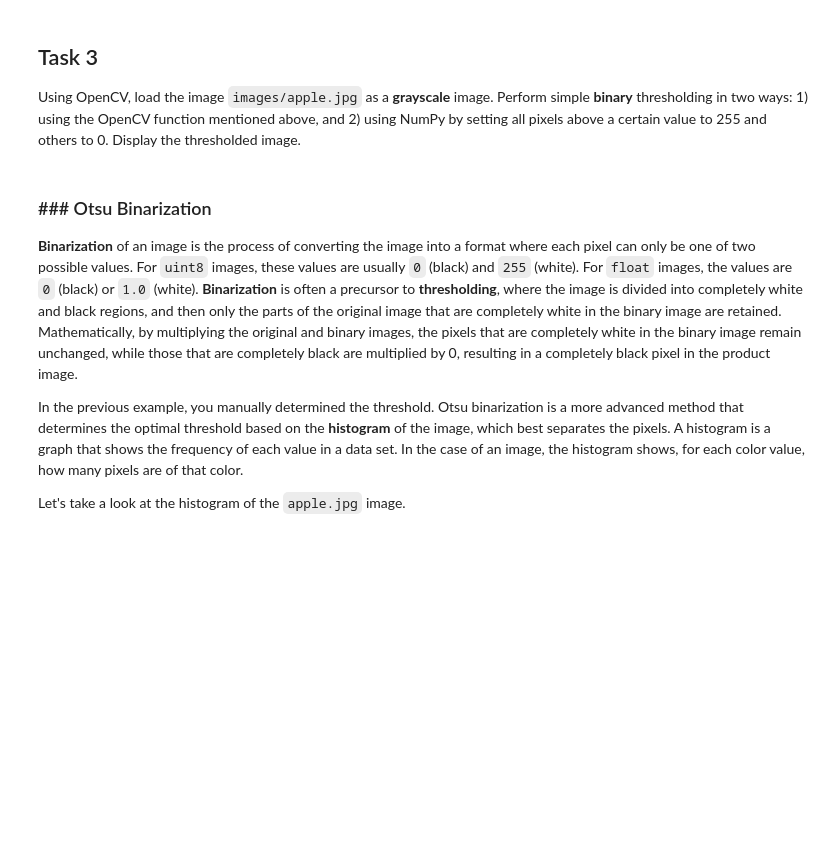
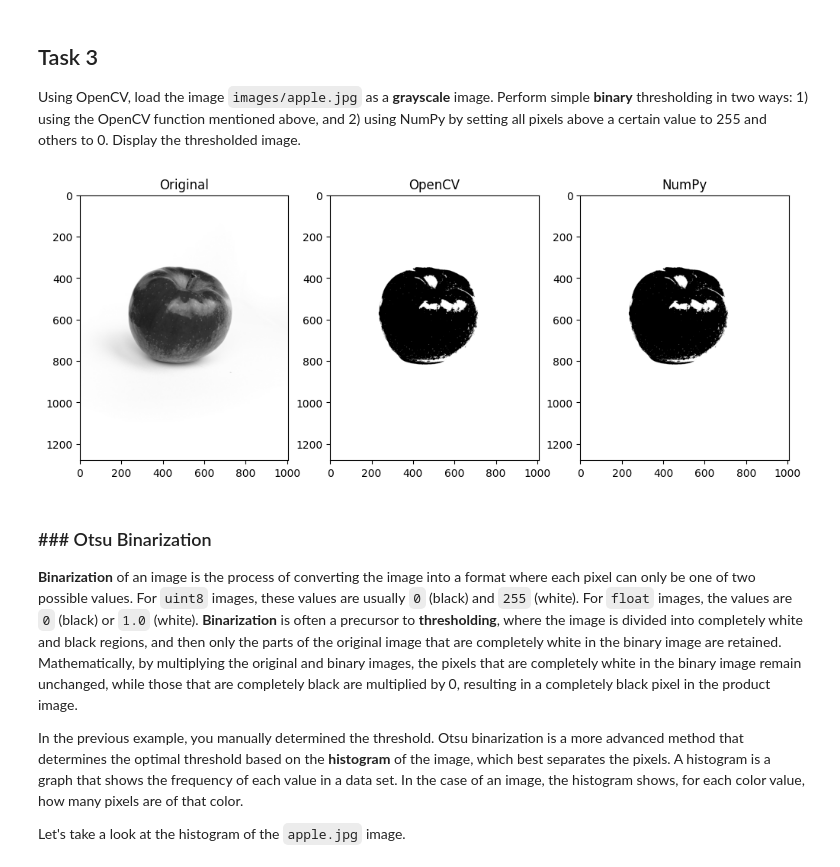
Before and after one commit to aljubic1/RacunalniVid_lab, a Jupyter notebook: lab3.ipynb, the cells around one changed output. Cells and saved outputs as stored; diff of their text form; code cells hidden in the pictures; blank space fills up the shorter version.

```diff
--- a/lab3.ipynb
+++ b/lab3.ipynb
@@ -114,3 +110,26 @@ Using OpenCV, load the image `images/apple.jpg` as a **grayscale** image. Perfor
+# %%
+import cv2
+import numpy as np
+
+img = cv2.imread('images/apple.jpg', cv2.IMREAD_GRAYSCALE)
+thresh_val = 127
+
+# Obje operacije obavljamo ovdje
+_, thresh_cv = cv2.threshold(img, thresh_val, 255, cv2.THRESH_BINARY)
+
+thresh_np = img.copy()
+thresh_np[thresh_np > thresh_val] = 255
+thresh_np[thresh_np <= thresh_val] = 0
+# %%
+import matplotlib.pyplot as plt
+
+plt.figure(figsize=(12, 5))
+plt.subplot(1, 3, 1); plt.imshow(img, cmap='gray'); plt.title("Original")
+plt.subplot(1, 3, 2); plt.imshow(thresh_cv, cmap='gray'); plt.title("OpenCV")
+plt.subplot(1, 3, 3); plt.imshow(thresh_np, cmap='gray'); plt.title("NumPy")
+plt.show()
+# %% [output]
+[figure, added]
 # %% [markdown]
 ### ### Otsu Binarization
 
```
Also changed, not shown: parts of 23 cells of this notebook.
